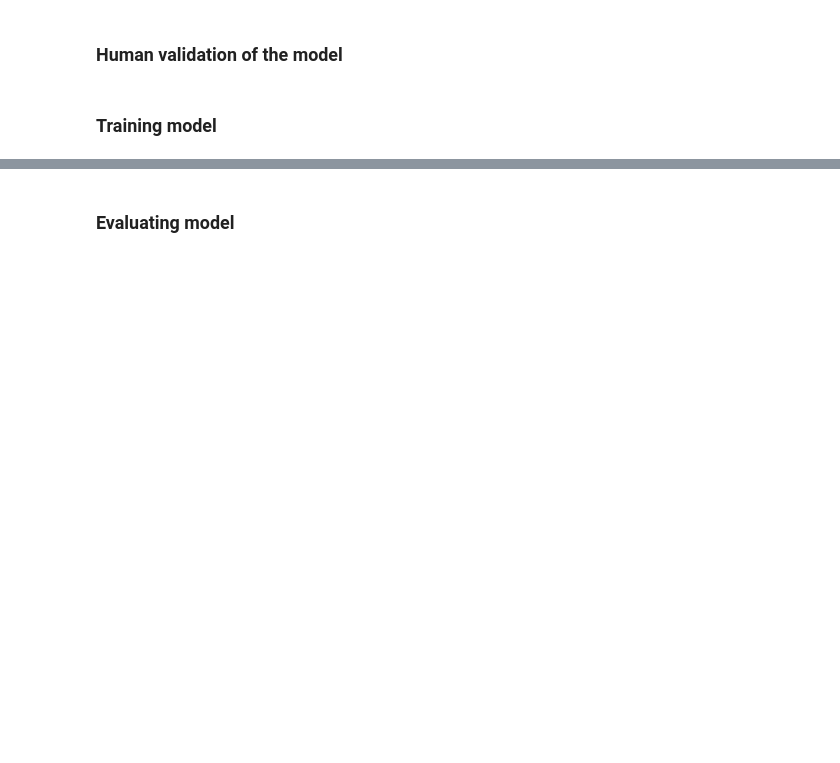
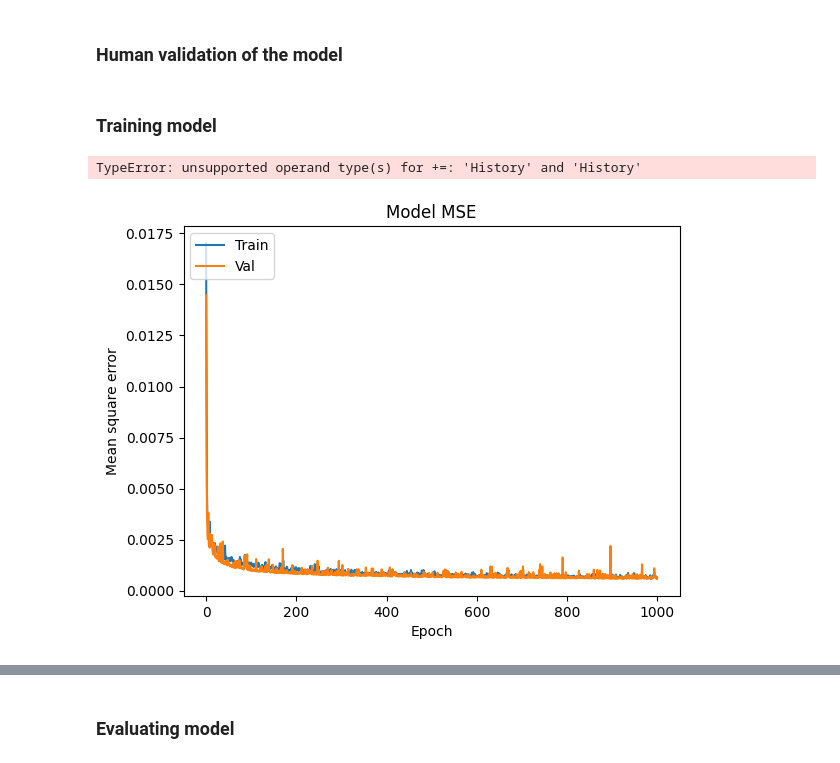
Before and after one commit to LeiRoF/M2-Internship, a Jupyter notebook: Train_Model_Sandbox.ipynb, the cells around one changed output, grey strips where cells are left out. Saved outputs shown, nothing was run; the diff lists cells and outputs as text; code cells hidden in the pictures; blank space fills up the shorter version.

```diff
--- a/Train_Model_Sandbox.ipynb
+++ b/Train_Model_Sandbox.ipynb
@@ -242,0 +337,18 @@ df
+# %%
+x = np.array([i[0] for i in x])
+train_x = np.array([i[0] for i in train_x])
+valid_x = np.array([i[0] for i in valid_x])
+test_x = np.array([i[0] for i in test_x])
+y = np.array([i[0] for i in y])
+train_y = np.array([i[0] for i in train_y])
+valid_y = np.array([i[0] for i in valid_y])
+test_y = np.array([i[0] for i in test_y])
+
+print(x.shape)
+print(train_x.shape)
+print(valid_x.shape)
+print(test_x.shape)
+print(y.shape)
+print(train_y.shape)
+print(valid_y.shape)
+print(test_y.shape)
@@ -251,12 +372,12 @@ df
 
 ### Build model
 # %%
-def get_model(input_shapes, output_shapes):
+def get_model(input_shape):
     from keras.layers import Input, Dense, Conv2D, MaxPooling2D, MaxPooling3D, UpSampling2D, UpSampling3D, Reshape, Conv3DTranspose, Flatten
     from keras.models import Model
 
     # Définir la forme de l'image d'entrée
-    input = Input(shape=input_shapes[0])
+    input = Input(shape=input_shape)
 
     # Encoder
     # x = Conv2D(8, (5, 5), activation='relu', padding='same')(input)
@@ -265,7 +386,8 @@ def get_model(input_shapes, output_shapes):
     # x = MaxPooling2D((4, 4), padding='same')(x)
     # x = Flatten()(x)
     # x = Dense(1024, activation='relu')(x)
-    x = Dense(128, activation='relu')(input)
+    x = Flatten()(input)
+    x = Dense(128, activation='relu')(x)
     output = Dense(1, activation='relu')(x)
 
     # Modèle d'auto-encodeur
@@ -275,12 +397,12 @@ def get_model(input_shapes, output_shapes):
 # %% [markdown]
 ### Compile model and get summary
 # %%
-x_shapes = [x[0][i].shape for i in range(len(x[0]))]
-y_shapes = [y[0][i].shape for i in range(len(y[0]))]
+model = get_model(x[0].shape)
 
-model = get_model(x_shapes, y_shapes)
-# model.compile(optimizer='adam', loss='binary_crossentropy')
-model.compile(loss='mean_squared_error', optimizer='adam', metrics=['accuracy'])
+def tf_pearson(y_true, y_pred):
+    return tf.contrib.metrics.streaming_pearson_correlation(y_pred, y_true)[1]
+
+model.compile(loss='mean_squared_error', optimizer='SGD', metrics=['mean_squared_error'])
 
 # Store and print model summary
 stringlist = []
@@ -316,5 +442,17 @@ for i in range(5):
 # %% [markdown]
 ### Training model
 # %%
-model.fit(train_x, train_y, epochs=100, batch_size=1, validation_data=(valid_x, valid_y))
+history = model.fit(train_x, train_y, epochs=10000, batch_size=50, validation_data=(valid_x, valid_y), verbose=0)
 model.save(f'{archive_path}/model0.h5')
+# %% [output]
+TypeError: unsupported operand type(s) for +=: 'History' and 'History'
+# %%
+plt.plot(history.history['mean_squared_error'])
+plt.plot(history.history['val_mean_squared_error'])
+plt.title('Model MSE')
+plt.ylabel('Mean square error')
+plt.xlabel('Epoch')
+plt.legend(['Train', 'Val'], loc='upper left')
+plt.show()
+# %% [output]
+[figure, added]
```
Also changed, not shown: parts of 18 cells of this notebook, 1 other file.
